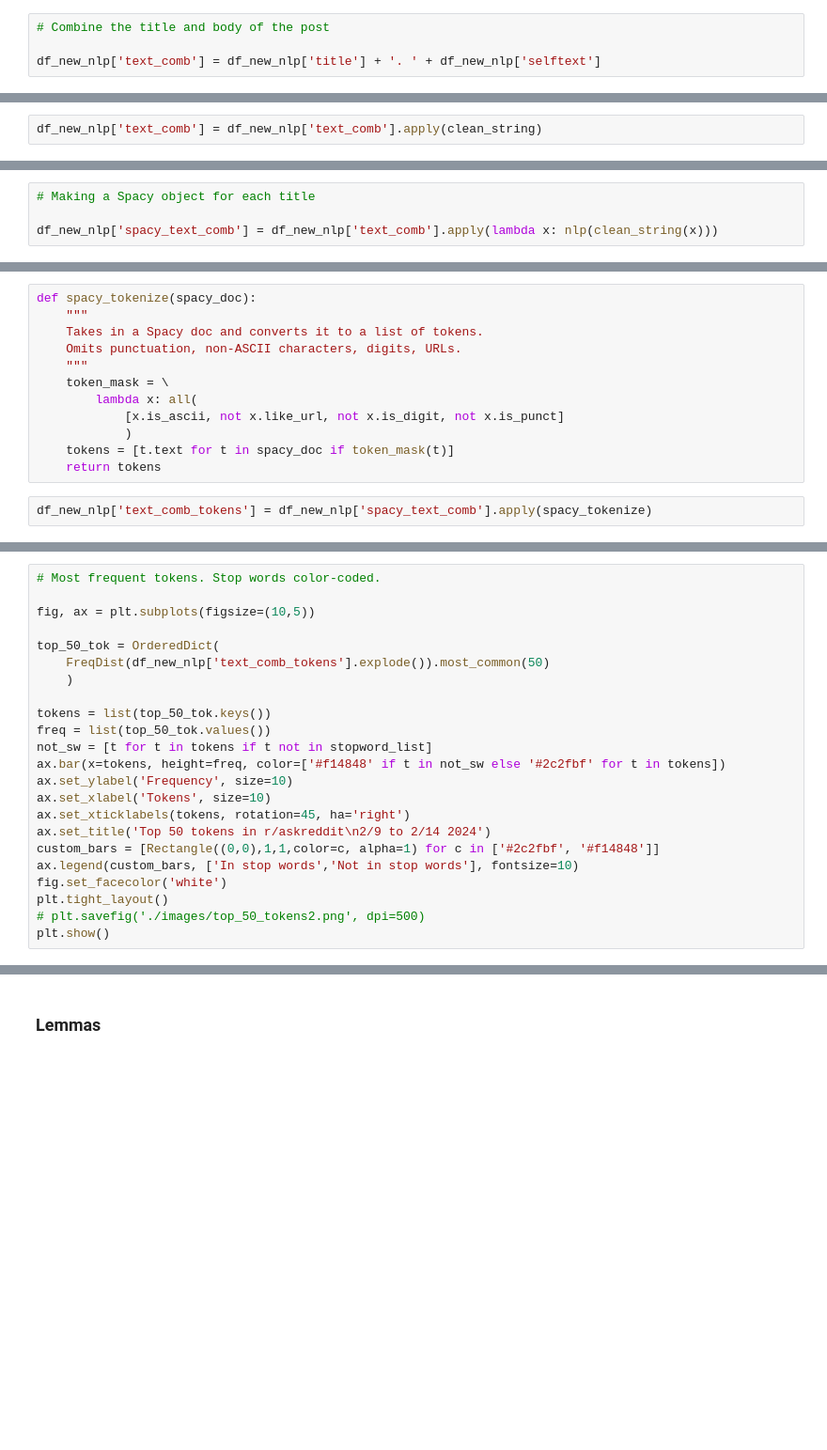
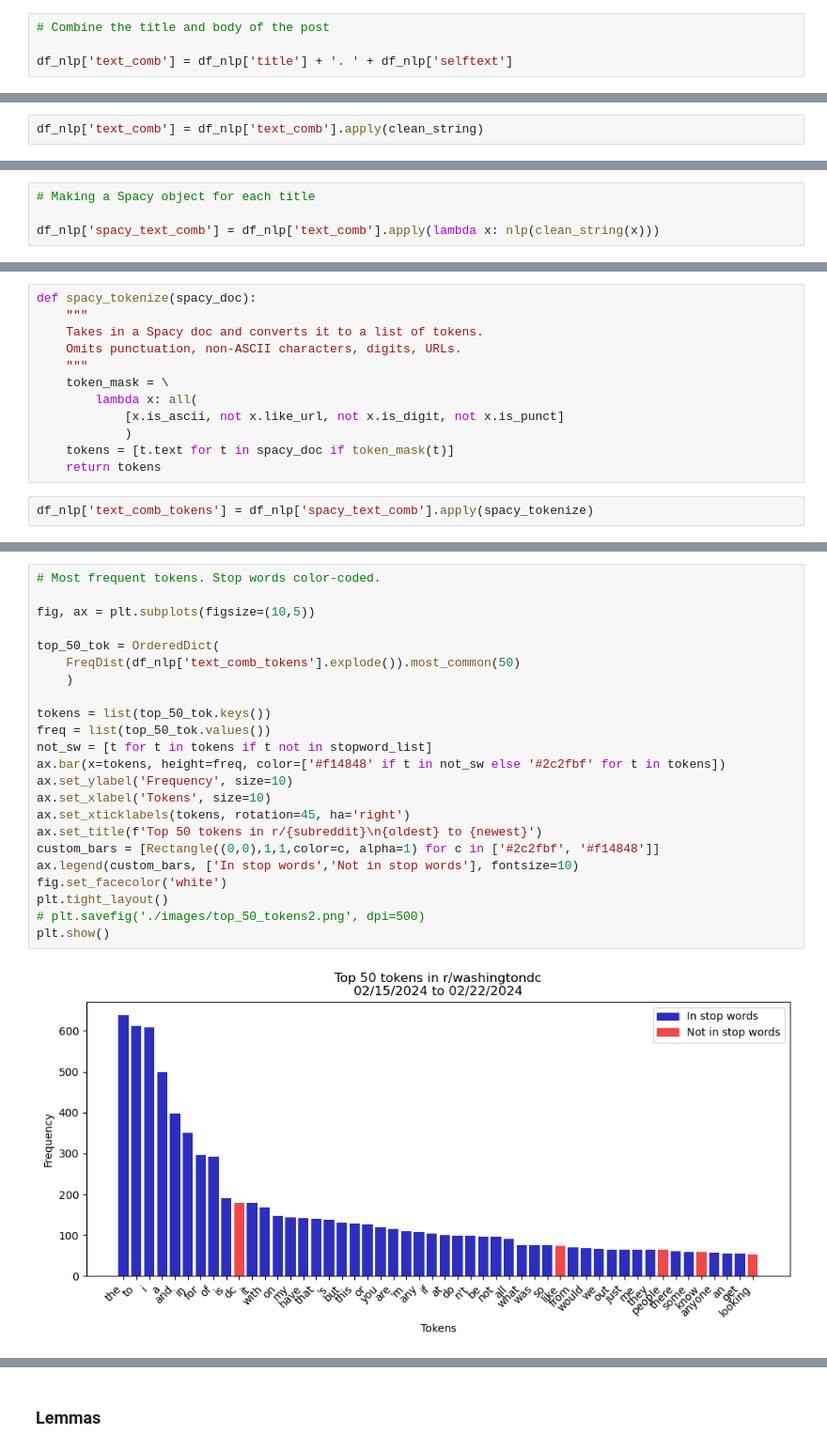
Before and after one commit to zshoorbajee/scrape_with_praw, a Jupyter notebook: explore_new_posts_prototype.ipynb, the cells around one changed output, grey strips where cells are left out. Shown: that part at 94% size. Saved outputs shown, nothing was run; the diff lists cells and outputs as text; blank space fills up the shorter version.

```diff
--- a/explore_new_posts_prototype.ipynb
+++ b/explore_new_posts_prototype.ipynb
@@ -37,4 +89,4 @@ df_new_nlp = df_new[['id', 'title', 'selftext', 'datetime']]
 # %%
 # Combine the title and body of the post
 
-df_new_nlp['text_comb'] = df_new_nlp['title'] + '. ' + df_new_nlp['selftext']
+df_nlp['text_comb'] = df_nlp['title'] + '. ' + df_nlp['selftext']
@@ -57,4 +115,4 @@ def clean_string(text):
 
     return cleaned
 # %%
-df_new_nlp['text_comb'] = df_new_nlp['text_comb'].apply(clean_string)
+df_nlp['text_comb'] = df_nlp['text_comb'].apply(clean_string)
@@ -80,4 +146,4 @@ df_new_nlp['text_comb'].isna().sum()
 # %%
 # Making a Spacy object for each title
 
-df_new_nlp['spacy_text_comb'] = df_new_nlp['text_comb'].apply(lambda x: nlp(clean_string(x)))
+df_nlp['spacy_text_comb'] = df_nlp['text_comb'].apply(lambda x: nlp(clean_string(x)))
@@ -121,4 +217,4 @@ def spacy_tokenize(spacy_doc):
     tokens = [t.text for t in spacy_doc if token_mask(t)]
     return tokens
 # %%
-df_new_nlp['text_comb_tokens'] = df_new_nlp['spacy_text_comb'].apply(spacy_tokenize)
+df_nlp['text_comb_tokens'] = df_nlp['spacy_text_comb'].apply(spacy_tokenize)
@@ -125,24 +227,26 @@ df_new_nlp['text_comb_tokens'] = df_new_nlp['spacy_text_comb'].apply(spacy_token
 # %%
 # Most frequent tokens. Stop words color-coded.
 
 fig, ax = plt.subplots(figsize=(10,5))
 
 top_50_tok = OrderedDict(
-    FreqDist(df_new_nlp['text_comb_tokens'].explode()).most_common(50)
+    FreqDist(df_nlp['text_comb_tokens'].explode()).most_common(50)
     )
 
 tokens = list(top_50_tok.keys())
 freq = list(top_50_tok.values())
 not_sw = [t for t in tokens if t not in stopword_list]
 ax.bar(x=tokens, height=freq, color=['#f14848' if t in not_sw else '#2c2fbf' for t in tokens])
 ax.set_ylabel('Frequency', size=10)
 ax.set_xlabel('Tokens', size=10)
 ax.set_xticklabels(tokens, rotation=45, ha='right')
-ax.set_title('Top 50 tokens in r/askreddit\n2/9 to 2/14 2024')
+ax.set_title(f'Top 50 tokens in r/{subreddit}\n{oldest} to {newest}')
 custom_bars = [Rectangle((0,0),1,1,color=c, alpha=1) for c in ['#2c2fbf', '#f14848']]
 ax.legend(custom_bars, ['In stop words','Not in stop words'], fontsize=10)
 fig.set_facecolor('white')
 plt.tight_layout()
 # plt.savefig('./images/top_50_tokens2.png', dpi=500)
 plt.show()
+# %% [output]
+[figure, added]
 # %%
```
Also changed, not shown: parts of 55 cells of this notebook.
